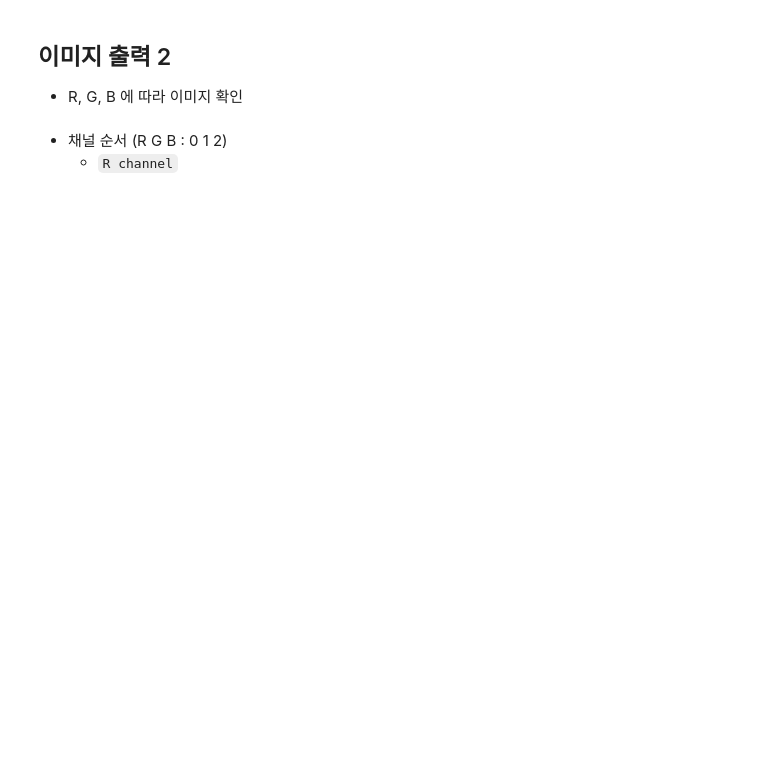
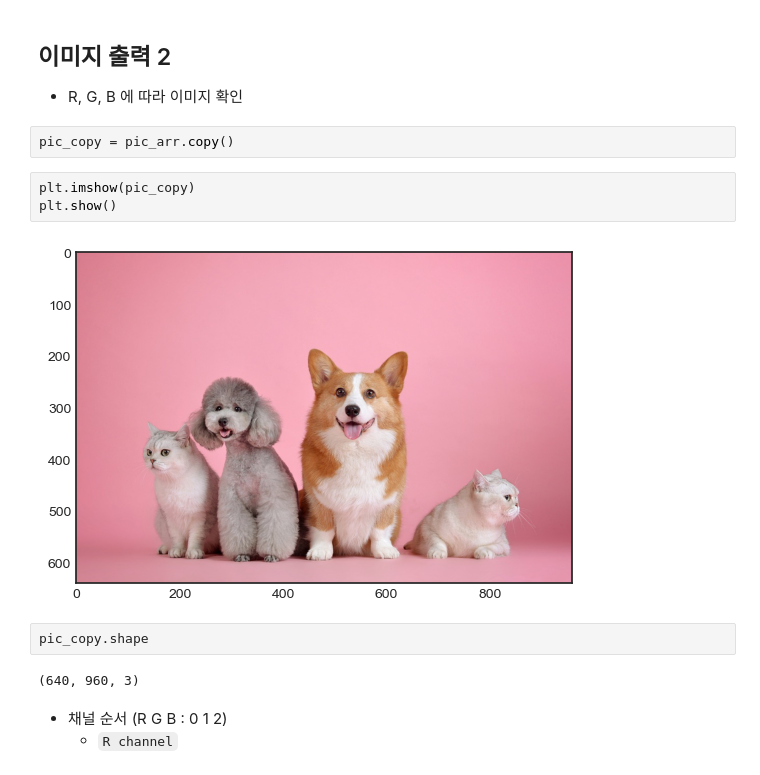
Before and after one commit to kksoo1769/study, a Jupyter notebook: code/computer_vision/01.opencv_basics.ipynb, the cells around one changed output. Cells and saved outputs as stored; diff of their text form; blank space fills up the shorter version.

```diff
--- a/code/computer_vision/01.opencv_basics.ipynb
+++ b/code/computer_vision/01.opencv_basics.ipynb
@@ -100,6 +159,17 @@
 # %% [markdown]
 ## 이미지 출력 2
 - R, G, B 에 따라 이미지 확인
+# %%
+pic_copy = pic_arr.copy()
+# %%
+plt.imshow(pic_copy)
+plt.show()
+# %% [output]
+[figure, added]
+# %%
+pic_copy.shape
+# %% [output]
+(640, 960, 3)
 # %% [markdown]
 - 채널 순서 (R G B : 0 1 2)
   - `R channel`
```
Also changed, not shown: parts of 28 cells of this notebook.
